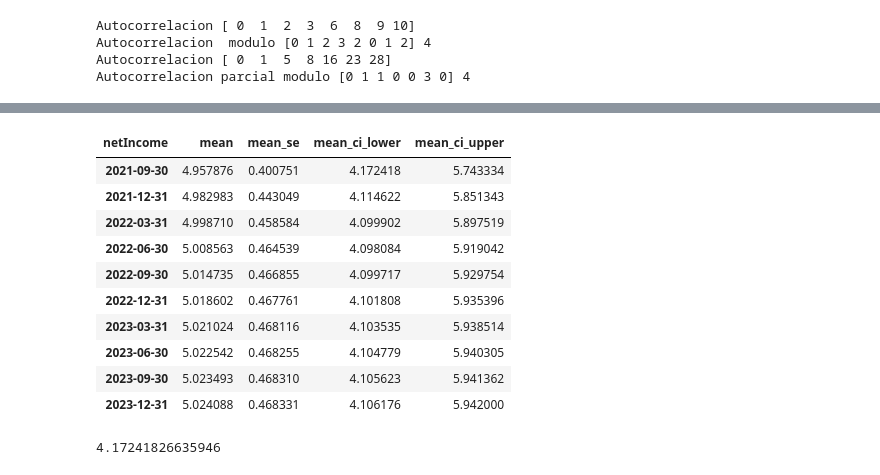
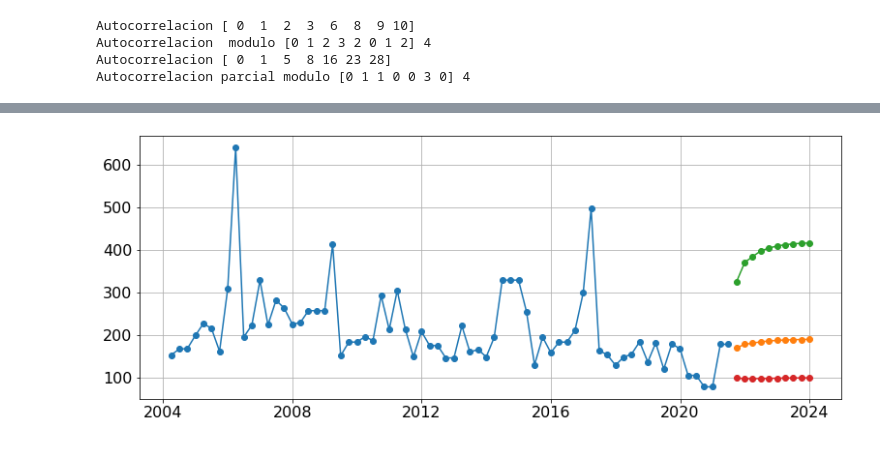
Before and after one commit to webclinic017/marketAnalyzer, a Jupyter notebook: analyzer/notebooks/ARIMA_Models.ipynb, the cells around one changed output, grey strips where cells are left out. Drawn from its saved outputs; the diff is of its cells as text; code cells hidden in the pictures.

```diff
--- a/analyzer/notebooks/ARIMA_Models.ipynb
+++ b/analyzer/notebooks/ARIMA_Models.ipynb
@@ -309,18 +284,20 @@ for k in ("mean","mean_ci_upper","mean_ci_lower"):
-# %%
-dataframePred
-# %% [output]
-| netIncome | mean | mean_se | mean_ci_lower | mean_ci_upper |
-| 2021-09-30 | 4.957876 | 0.400751 | 4.172418 | 5.743334 |
-| 2021-12-31 | 4.982983 | 0.443049 | 4.114622 | 5.851343 |
-| 2022-03-31 | 4.998710 | 0.458584 | 4.099902 | 5.897519 |
-| 2022-06-30 | 5.008563 | 0.464539 | 4.098084 | 5.919042 |
-| 2022-09-30 | 5.014735 | 0.466855 | 4.099717 | 5.929754 |
-| 2022-12-31 | 5.018602 | 0.467761 | 4.101808 | 5.935396 |
-| 2023-03-31 | 5.021024 | 0.468116 | 4.103535 | 5.938514 |
-| 2023-06-30 | 5.022542 | 0.468255 | 4.104779 | 5.940305 |
-| 2023-09-30 | 5.023493 | 0.468310 | 4.105623 | 5.941362 |
-| 2023-12-31 | 5.024088 | 0.468331 | 4.106176 | 5.942000 |
-# %%
-dataframePred.iloc[0,0]-math.sqrt(modeloAjustado.params["sigma2"])*norm.ppf(1-nivel_confianza/2)
-# %% [output]
-4.17241826635946
+# %%
+
+import matplotlib.pyplot as plt
+import seaborn
+import math
+import numpy as np
+import matplotlib.dates as mdates
+import sys
+import matplotlib.pyplot as plt
+from matplotlib import rcParams
+import pandas as pd
+import statsmodels.api as sm
+import statsmodels.formula.api as smf
+from statsmodels.nonparametric.smoothers_lowess import lowess
+import numpy as np
+import scipy.stats as stats
+from pydataset import data
+graficos.plot_forecast(serie,dataframePred)
+# %% [output]
+[figure, added]
```
Also changed, not shown: parts of 12 cells of this notebook, 5 other files.
